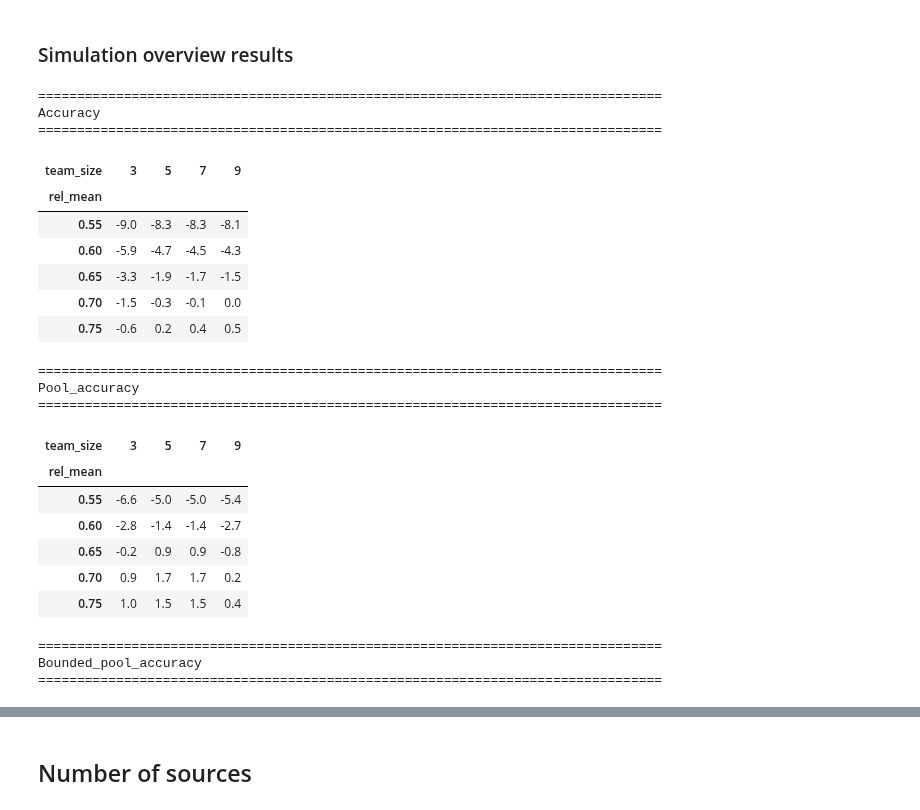
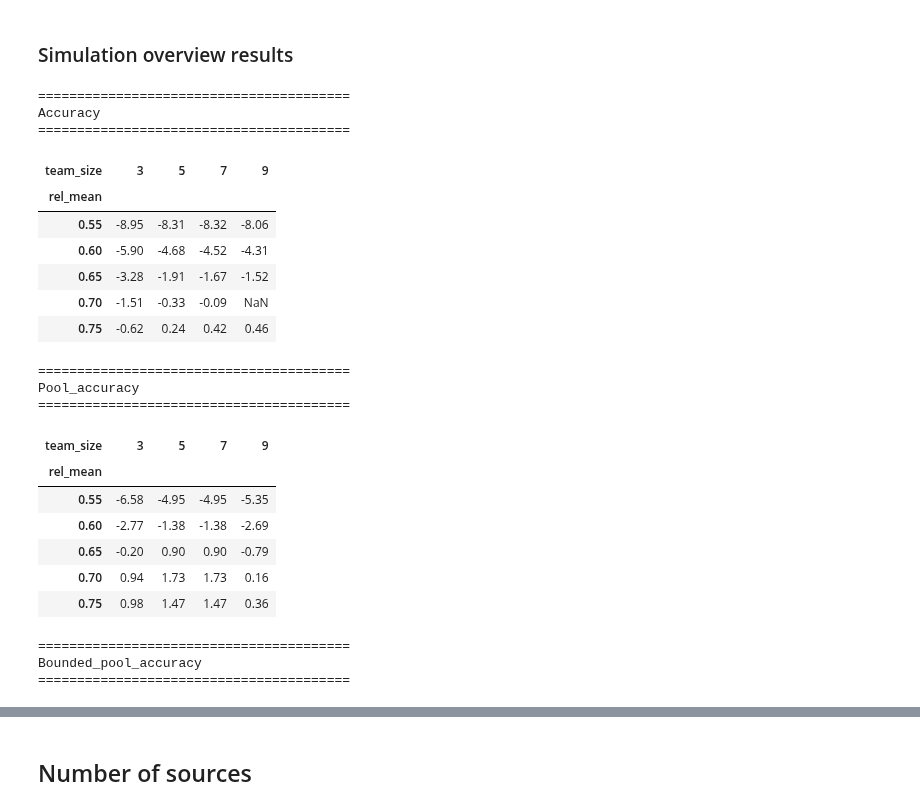
Before and after one commit to HeinDuijf/DiversityAbility, a Jupyter notebook: robustness.ipynb, the cells around one changed output, grey strips where cells are left out. Cells and saved outputs as stored; diff of their text form; code cells hidden in the pictures.

```diff
--- a/robustness.ipynb
+++ b/robustness.ipynb
@@ -12,0 +267,4 @@ from IPython.display import display
+# %%
+n_sources = 15
+n_possible_heuristics = comb(n_sources, 5) + comb(n_sources, 7) + comb(n_sources, 9 )
+print(f"{n_possible_heuristics=:,}")
@@ -233,7 +473,7 @@ Reliability range: 0.25
 # %% [markdown]
 ### Simulation overview results
 # %%
-def display_results_range(outcome: str = "accuracy"):
+def display_results_range(outcome: str = "accuracy", n_sources: int = 13):
     data = []
     for rel_range in [0.15, 0.2, 0.25]:
         df_dummy = produce_df_1samp(outcome=outcome, reliability_range=rel_range, perform_bca_ci=False)
@@ -241,16 +481,21 @@ def display_results_range(outcome: str = "accuracy"):
             n_sources = row["n_sources"]
             rel_mean = row["rel_mean"]
             difference = row["difference"]
-            data.append([n_sources, rel_mean, rel_range, difference])
+            p_value = row["p_value"]
+            data.append([n_sources, rel_mean, rel_range, difference, p_value])
 
-    df_results = pd.DataFrame(data, columns=["n_sources", "rel_mean", "rel_range", "difference"])
-    df_results["effect_percent"] = 100 * df_results["difference"]
-    df_results = df_results[df_results["n_sources"] == 13]
+    df_results = pd.DataFrame(
+        data,
+        columns=["n_sources", "rel_mean", "rel_range", "difference", "p_value"])
+    df_results.loc[~(df_results["p_value"] > 0.001), "effect_percent"] = 100 * df_results["difference"]
+    df_results = df_results[df_results["n_sources"] == n_sources]
     return df_results.pivot(index="rel_mean", columns="rel_range", values="effect_percent")
 # %%
 for outcome in ["accuracy", "pool_accuracy", "bounded_pool_accuracy"]:
-    print("="*80)
+    print("="*40)
     print(f"{str(outcome).capitalize()}")
-    print("="*80)
-    display(display_results_range(outcome))
+    print("="*40)
+    for n_sources in [13, 17]:
+        print(f"Number of sources: {n_sources}" + "="* 30)
+        display(display_results_range(outcome, n_sources))
 # %% [output]
@@ -457,7 +702,7 @@ Team size: 7
 # %% [markdown]
 ### Simulation overview results
 # %%
-def display_results_team_size(outcome: str = "accuracy"):
+def display_results_team_size(outcome: str = "accuracy", n_sources: int = 13):
     data = []
     for team_size in [3, 5, 7, 9]:
         df_dummy = produce_df_1samp(outcome=outcome, team_size=team_size, perform_bca_ci=False)
@@ -465,41 +710,44 @@ def display_results_team_size(outcome: str = "accuracy"):
             n_sources = row["n_sources"]
             rel_mean = row["rel_mean"]
             difference = row["difference"]
-            data.append([n_sources, rel_mean, team_size, difference])
+            p_value = row["p_value"]
+            data.append([n_sources, rel_mean, team_size, difference, p_value])
 
-    df_results = pd.DataFrame(data, columns=["n_sources", "rel_mean", "team_size", "difference"])
-    df_results["effect_percent"] = 100 * df_results["difference"]
-    df_results = df_results[df_results["n_sources"] == 13]
+    df_results = pd.DataFrame(data, columns=["n_sources", "rel_mean", "team_size", "difference", "p_value"])
+    df_results.loc[~(df_results["p_value"] > 0.001), "effect_percent"] = 100 * df_results["difference"]
+    df_results = df_results[df_results["n_sources"] == n_sources]
     return df_results.pivot(index="rel_mean", columns="team_size", values="effect_percent")
 # %%
 for outcome in ["accuracy", "pool_accuracy", "bounded_pool_accuracy"]:
-    print("="*80)
+    print("="*40)
     print(f"{str(outcome).capitalize()}")
-    print("="*80)
-    display(display_results_team_size(outcome))
+    print("="*40)
+    for n_sources in [13, 17]:
+        print(f"Number of sources: {n_sources}" + "="* 30)
+        display(display_results_team_size(outcome))
 # %% [output]
-================================================================================
+========================================
 Accuracy
-================================================================================
+========================================
 | team_size | 3 | 5 | 7 | 9 |
 | rel_mean |  |  |  |  |
-| 0.55 | -9.0 | -8.3 | -8.3 | -8.1 |
-| 0.60 | -5.9 | -4.7 | -4.5 | -4.3 |
-| 0.65 | -3.3 | -1.9 | -1.7 | -1.5 |
-| 0.70 | -1.5 | -0.3 | -0.1 | 0.0 |
-| 0.75 | -0.6 | 0.2 | 0.4 | 0.5 |
+| 0.55 | -8.95 | -8.31 | -8.32 | -8.06 |
+| 0.60 | -5.90 | -4.68 | -4.52 | -4.31 |
+| 0.65 | -3.28 | -1.91 | -1.67 | -1.52 |
+| 0.70 | -1.51 | -0.33 | -0.09 | NaN |
+| 0.75 | -0.62 | 0.24 | 0.42 | 0.46 |
-================================================================================
+========================================
 Pool_accuracy
-================================================================================
+========================================
 | team_size | 3 | 5 | 7 | 9 |
 | rel_mean |  |  |  |  |
-| 0.55 | -6.6 | -5.0 | -5.0 | -5.4 |
-| 0.60 | -2.8 | -1.4 | -1.4 | -2.7 |
-| 0.65 | -0.2 | 0.9 | 0.9 | -0.8 |
-| 0.70 | 0.9 | 1.7 | 1.7 | 0.2 |
-| 0.75 | 1.0 | 1.5 | 1.5 | 0.4 |
+| 0.55 | -6.58 | -4.95 | -4.95 | -5.35 |
+| 0.60 | -2.77 | -1.38 | -1.38 | -2.69 |
+| 0.65 | -0.20 | 0.90 | 0.90 | -0.79 |
+| 0.70 | 0.94 | 1.73 | 1.73 | 0.16 |
+| 0.75 | 0.98 | 1.47 | 1.47 | 0.36 |
-================================================================================
+========================================
 Bounded_pool_accuracy
-================================================================================
+========================================
 | team_size | 3 | 5 | 7 | 9 |
 | rel_mean |  |  |  |  |
```
Also changed, not shown: parts of 46 cells of this notebook.
